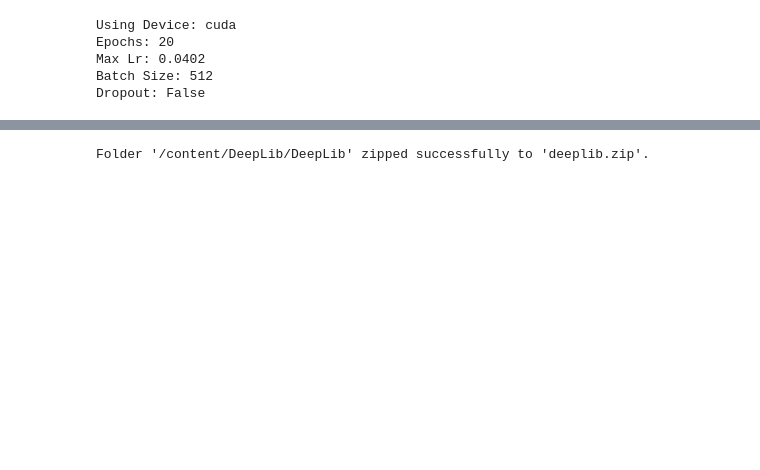
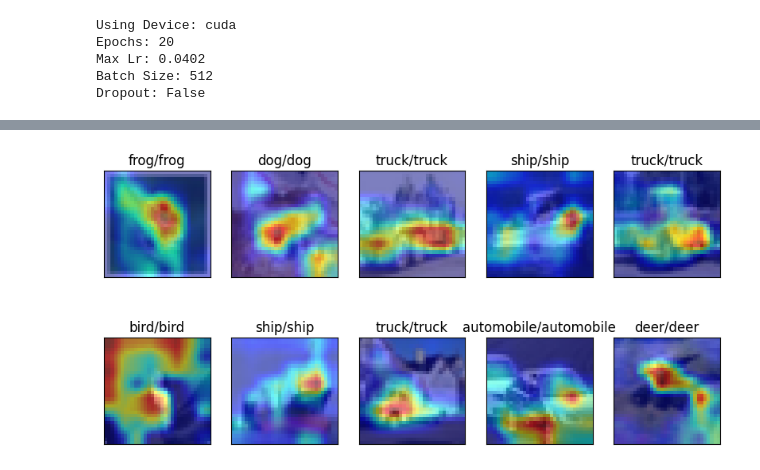
Before and after one commit to KillerStrike17/Resnet-with-GradCam-Pyotrch, a Jupyter notebook: gradcam_output.ipynb, the cells around one changed output, grey strips where cells are left out. Saved outputs shown, nothing was run; the diff lists cells and outputs as text; code cells hidden in the pictures; blank space fills up the shorter version.

```diff
--- a/gradcam_output.ipynb
+++ b/gradcam_output.ipynb
@@ -359,8 +271,4 @@ def zip_folder(folder_path, output_path):
-# %%
-# Example usage:
-folder_to_zip = "/content/DeepLib/DeepLib"
-output_zip_file = "deeplib.zip"
-
-zip_folder(folder_to_zip, output_zip_file)
-# %% [output]
-Folder '/content/DeepLib/DeepLib' zipped successfully to 'deeplib.zip'.
+# %%
+plot_predictions_gradcam(model,correct, class_map,target_layers,True)
+# %% [output]
+[figure, added]
```
Also changed, not shown: parts of 27 cells of this notebook, 1 other file.
